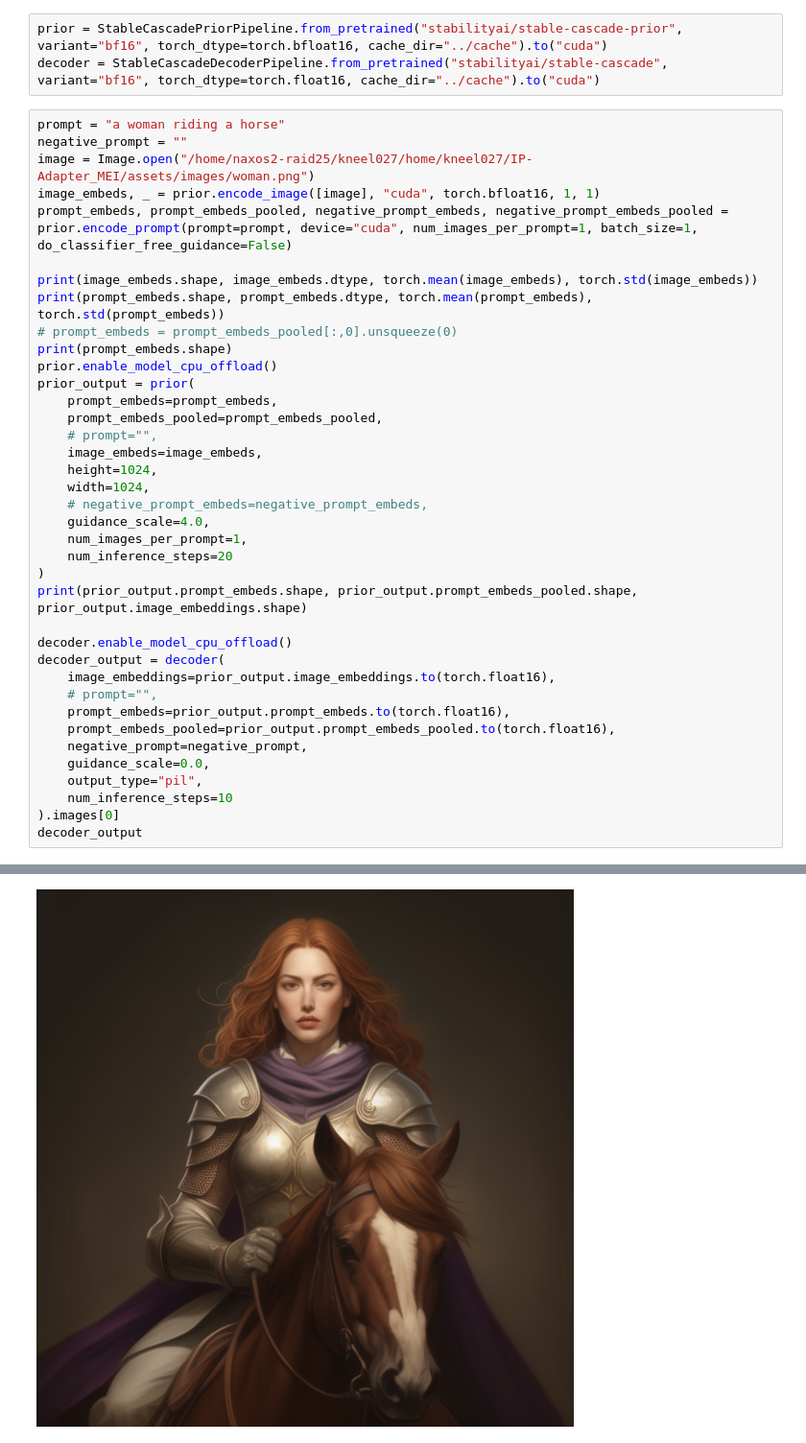
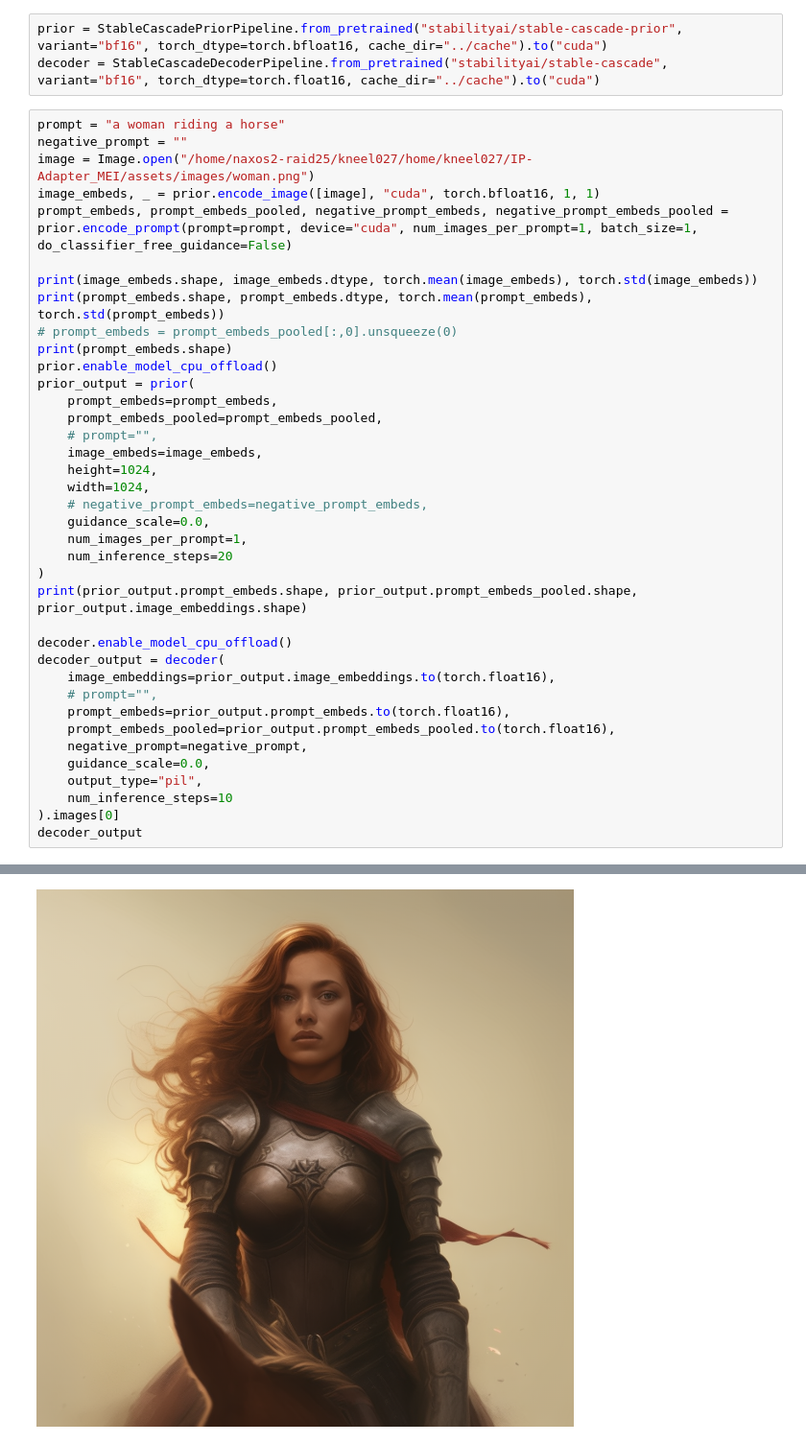
Before and after one commit to MedARC-AI/MindEye_Imagery, a Jupyter notebook: src/stable_cascade_tests.ipynb, the cells around one changed output, grey strips where cells are left out. Shown at 96% size. Drawn from its saved outputs; the diff is of its cells as text.

```diff
--- a/src/stable_cascade_tests.ipynb
+++ b/src/stable_cascade_tests.ipynb
@@ -23,32 +23,32 @@ prior.enable_model_cpu_offload()
 prior_output = prior(
     prompt_embeds=prompt_embeds,
     prompt_embeds_pooled=prompt_embeds_pooled,
     # prompt="",
     image_embeds=image_embeds,
     height=1024,
     width=1024,
     # negative_prompt_embeds=negative_prompt_embeds,
-    guidance_scale=4.0,
+    guidance_scale=0.0,
     num_images_per_prompt=1,
     num_inference_steps=20
 )
 print(prior_output.prompt_embeds.shape, prior_output.prompt_embeds_pooled.shape, prior_output.image_embeddings.shape)
 
 decoder.enable_model_cpu_offload()
 decoder_output = decoder(
     image_embeddings=prior_output.image_embeddings.to(torch.float16),
     # prompt="",
     prompt_embeds=prior_output.prompt_embeds.to(torch.float16),
     prompt_embeds_pooled=prior_output.prompt_embeds_pooled.to(torch.float16),
     negative_prompt=negative_prompt,
     guidance_scale=0.0,
     output_type="pil",
     num_inference_steps=10
 ).images[0]
 decoder_output
 # %% [output]
 torch.Size([1, 1, 768]) torch.bfloat16 tensor(-0.0091, device='cuda:0', dtype=torch.bfloat16, grad_fn=<MeanBackward0>) tensor(0.6484, device='cuda:0', dtype=torch.bfloat16, grad_fn=<StdBackward0>)
 torch.Size([1, 77, 1280]) torch.bfloat16 tensor(0.1602, device='cuda:0', dtype=torch.bfloat16, grad_fn=<MeanBackward0>) tensor(0.9336, device='cuda:0', dtype=torch.bfloat16, grad_fn=<StdBackward0>)
 torch.Size([1, 77, 1280])
 torch.Size([1, 77, 1280]) torch.Size([1, 1, 1280]) torch.Size([1, 16, 24, 24])
-[figure, old version]
+[figure, new version]
```
